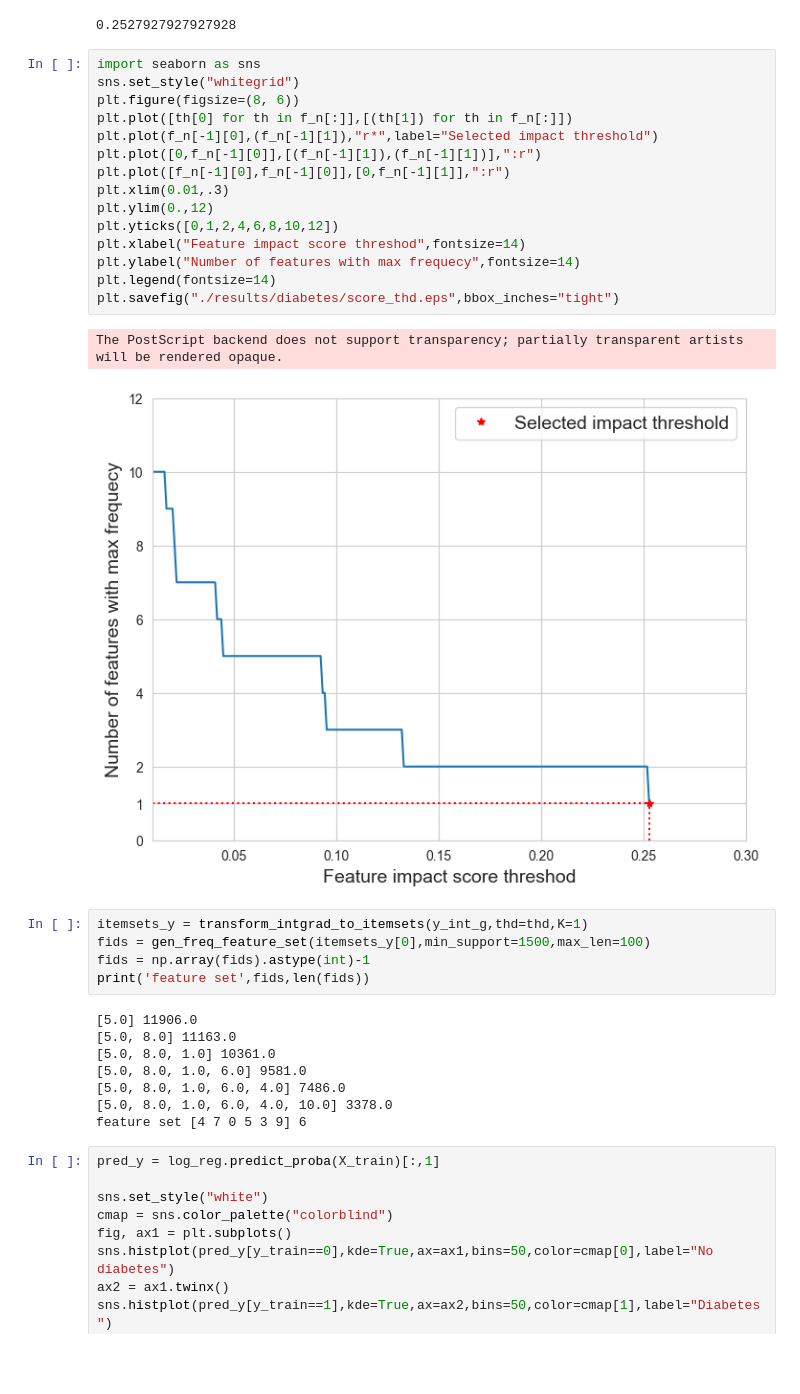
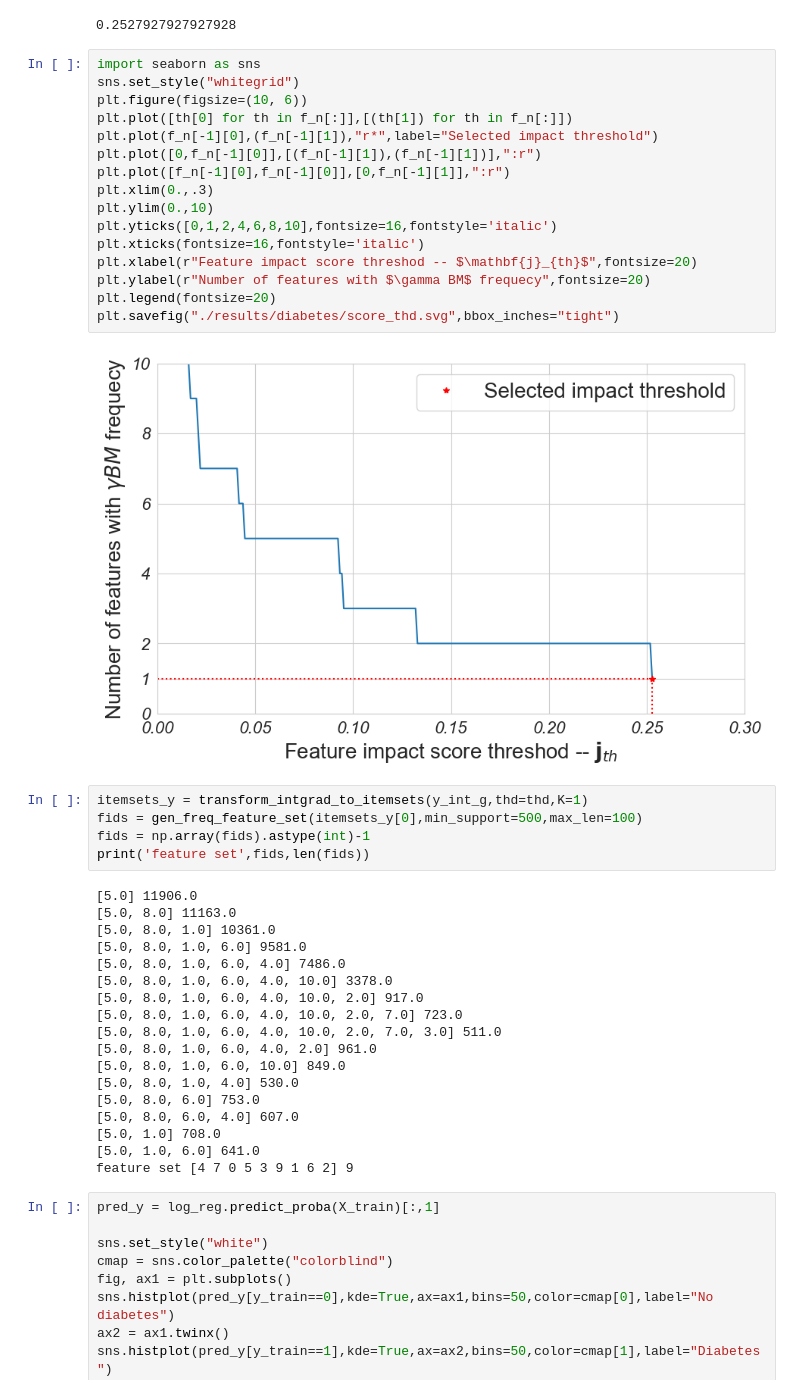
Before and after one commit to tmi-lab/AMORE, a Jupyter notebook: code/notebooks/analyse_results-pattern-diabetes.ipynb, the cells around one changed output. Saved outputs shown, nothing was run; the diff lists cells and outputs as text; blank space fills up the shorter version.

```diff
--- a/code/notebooks/analyse_results-pattern-diabetes.ipynb
+++ b/code/notebooks/analyse_results-pattern-diabetes.ipynb
@@ -268,24 +270,24 @@ thd
 # %%
 import seaborn as sns
 sns.set_style("whitegrid")
-plt.figure(figsize=(8, 6))
+plt.figure(figsize=(10, 6))
 plt.plot([th[0] for th in f_n[:]],[(th[1]) for th in f_n[:]])
 plt.plot(f_n[-1][0],(f_n[-1][1]),"r*",label="Selected impact threshold")
 plt.plot([0,f_n[-1][0]],[(f_n[-1][1]),(f_n[-1][1])],":r")
 plt.plot([f_n[-1][0],f_n[-1][0]],[0,f_n[-1][1]],":r")
-plt.xlim(0.01,.3)
-plt.ylim(0.,12)
-plt.yticks([0,1,2,4,6,8,10,12])
-plt.xlabel("Feature impact score threshod",fontsize=14)
-plt.ylabel("Number of features with max frequecy",fontsize=14)
-plt.legend(fontsize=14)
-plt.savefig("./results/diabetes/score_thd.eps",bbox_inches="tight")
+plt.xlim(0.,.3)
+plt.ylim(0.,10)
+plt.yticks([0,1,2,4,6,8,10],fontsize=16,fontstyle='italic')
+plt.xticks(fontsize=16,fontstyle='italic')
+plt.xlabel(r"Feature impact score threshod -- $\mathbf{j}_{th}$",fontsize=20)
+plt.ylabel(r"Number of features with $\gamma BM$ frequecy",fontsize=20)
+plt.legend(fontsize=20)
+plt.savefig("./results/diabetes/score_thd.svg",bbox_inches="tight")
 # %% [output]
-The PostScript backend does not support transparency; partially transparent artists will be rendered opaque.
-[figure, old version]
+[figure, new version]
 # %%
 itemsets_y = transform_intgrad_to_itemsets(y_int_g,thd=thd,K=1)
-fids = gen_freq_feature_set(itemsets_y[0],min_support=1500,max_len=100)
+fids = gen_freq_feature_set(itemsets_y[0],min_support=500,max_len=100)
 fids = np.array(fids).astype(int)-1
 print('feature set',fids,len(fids))
 # %% [output]
@@ -295,7 +297,17 @@ print('feature set',fids,len(fids))
 [5.0, 8.0, 1.0, 6.0] 9581.0
 [5.0, 8.0, 1.0, 6.0, 4.0] 7486.0
 [5.0, 8.0, 1.0, 6.0, 4.0, 10.0] 3378.0
-feature set [4 7 0 5 3 9] 6
+[5.0, 8.0, 1.0, 6.0, 4.0, 10.0, 2.0] 917.0
+[5.0, 8.0, 1.0, 6.0, 4.0, 10.0, 2.0, 7.0] 723.0
+[5.0, 8.0, 1.0, 6.0, 4.0, 10.0, 2.0, 7.0, 3.0] 511.0
+[5.0, 8.0, 1.0, 6.0, 4.0, 2.0] 961.0
+[5.0, 8.0, 1.0, 6.0, 10.0] 849.0
+[5.0, 8.0, 1.0, 4.0] 530.0
+[5.0, 8.0, 6.0] 753.0
+[5.0, 8.0, 6.0, 4.0] 607.0
+[5.0, 1.0] 708.0
+[5.0, 1.0, 6.0] 641.0
+feature set [4 7 0 5 3 9 1 6 2] 9
 # %%
 pred_y = log_reg.predict_proba(X_train)[:,1]
 
```
Also changed, not shown: parts of 23 cells of this notebook, 6 other files.
